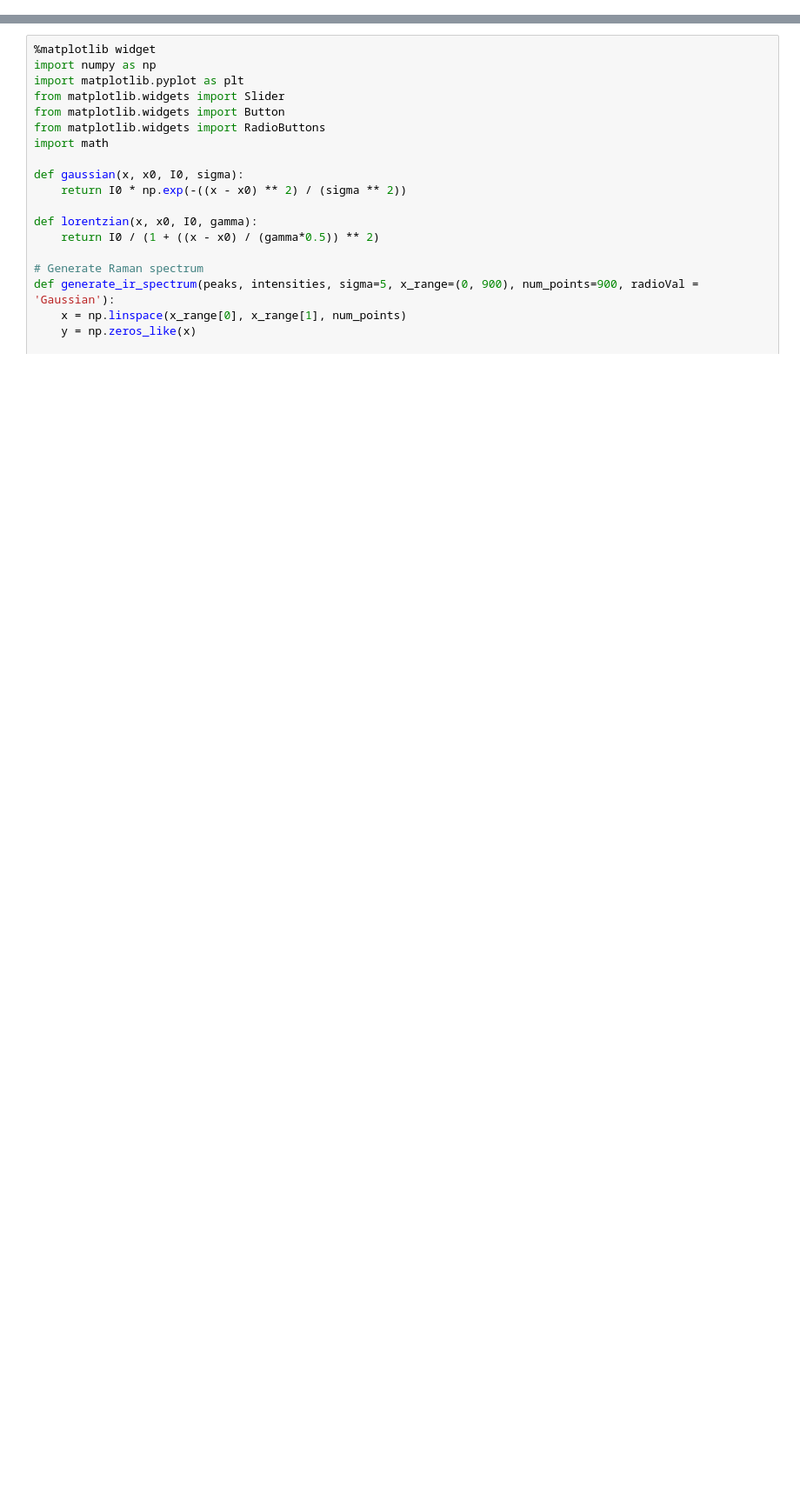
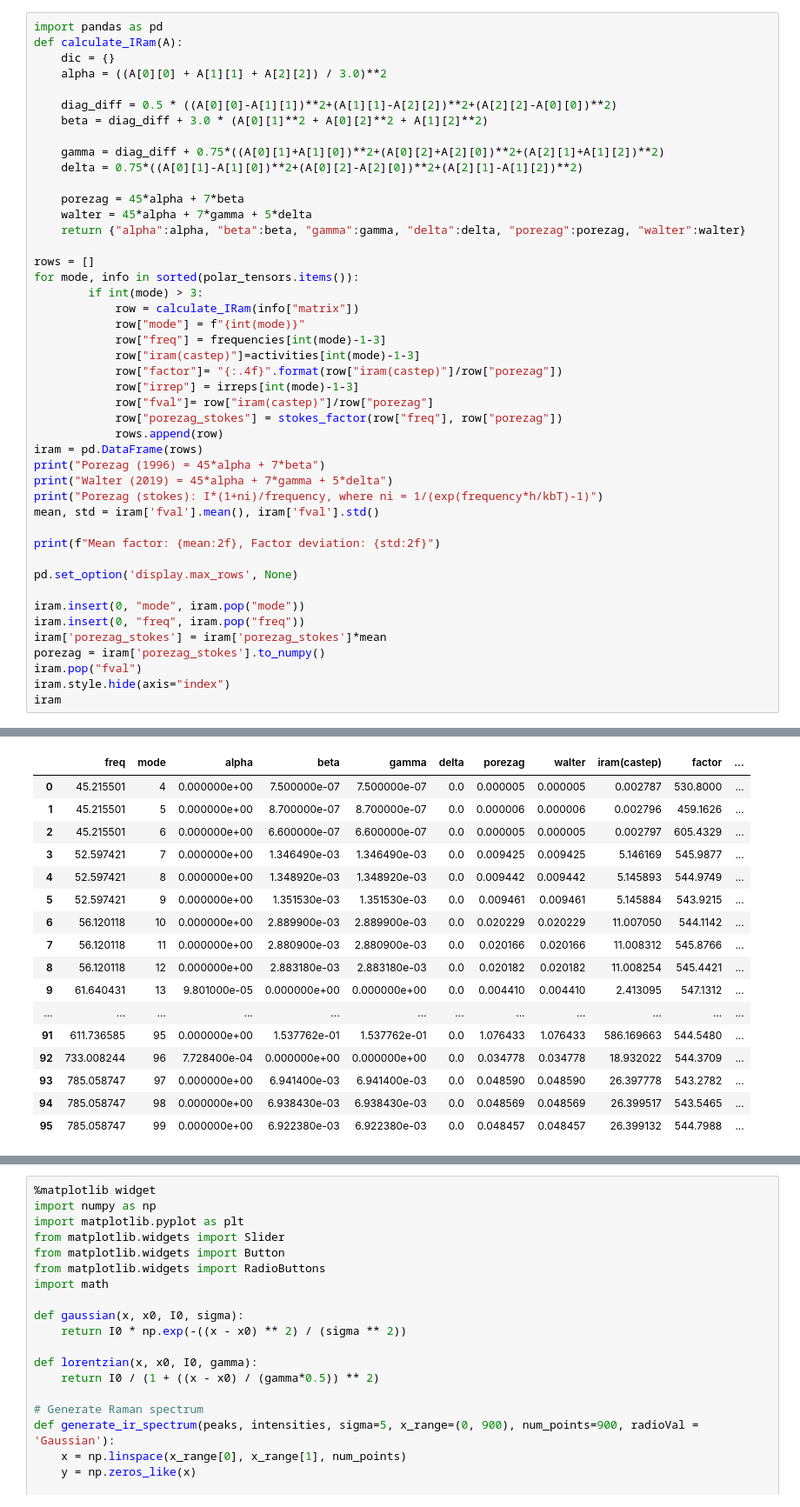
Before and after one commit to oleksandrchuma/plots, a Jupyter notebook: python/castep.ipynb, the cells around one changed output, grey strips where cells are left out. Shown at 87% size. Saved outputs shown, nothing was run; the diff lists cells and outputs as text; blank space fills up the shorter version.

```diff
--- a/python/castep.ipynb
+++ b/python/castep.ipynb
@@ -71,0 +105,46 @@ Irreps:  ['a', 'a', 'a', 'a', 'a', 'a', 'a', 'a', 'a', 'b', 'c', 'c', 'a', 'a',
+# %%
+import pandas as pd
+def calculate_IRam(A):
+    dic = {}
+    alpha = ((A[0][0] + A[1][1] + A[2][2]) / 3.0)**2
+
+    diag_diff = 0.5 * ((A[0][0]-A[1][1])**2+(A[1][1]-A[2][2])**2+(A[2][2]-A[0][0])**2)
+    beta = diag_diff + 3.0 * (A[0][1]**2 + A[0][2]**2 + A[1][2]**2)
+
+    gamma = diag_diff + 0.75*((A[0][1]+A[1][0])**2+(A[0][2]+A[2][0])**2+(A[2][1]+A[1][2])**2)
+    delta = 0.75*((A[0][1]-A[1][0])**2+(A[0][2]-A[2][0])**2+(A[2][1]-A[1][2])**2)
+
+    porezag = 45*alpha + 7*beta
+    walter = 45*alpha + 7*gamma + 5*delta
+    return {"alpha":alpha, "beta":beta, "gamma":gamma, "delta":delta, "porezag":porezag, "walter":walter}
+
+rows = []
+for mode, info in sorted(polar_tensors.items()):
+        if int(mode) > 3:
+            row = calculate_IRam(info["matrix"])
+            row["mode"] = f"{int(mode)}"
+            row["freq"] = frequencies[int(mode)-1-3]
+            row["iram(castep)"]=activities[int(mode)-1-3]
+            row["factor"]= "{:.4f}".format(row["iram(castep)"]/row["porezag"])
+            row["irrep"] = irreps[int(mode)-1-3]
+            row["fval"]= row["iram(castep)"]/row["porezag"]
+            row["porezag_stokes"] = stokes_factor(row["freq"], row["porezag"])
+            rows.append(row)
+iram = pd.DataFrame(rows)
+print("Porezag (1996) = 45*alpha + 7*beta")
+print("Walter (2019) = 45*alpha + 7*gamma + 5*delta")
+print("Porezag (stokes): I*(1+ni)/frequency, where ni = 1/(exp(frequency*h/kbT)-1)")
+mean, std = iram['fval'].mean(), iram['fval'].std()
+
+print(f"Mean factor: {mean:2f}, Factor deviation: {std:2f}")
+
+pd.set_option('display.max_rows', None)
+
+iram.insert(0, "mode", iram.pop("mode"))
+iram.insert(0, "freq", iram.pop("freq"))
+iram['porezag_stokes'] = iram['porezag_stokes']*mean
+porezag = iram['porezag_stokes'].to_numpy()
+iram.pop("fval")
+iram.style.hide(axis="index")
+iram
+# %% [output]
@@ -72,3 +155,20 @@ Irreps:  ['a', 'a', 'a', 'a', 'a', 'a', 'a', 'a', 'a', 'b', 'c', 'c', 'a', 'a',
+|  | freq | mode | alpha | beta | gamma | delta | porezag | walter | iram(castep) | factor | ... |
+| 0 | 45.215501 | 4 | 0.000000e+00 | 7.500000e-07 | 7.500000e-07 | 0.0 | 0.000005 | 0.000005 | 0.002787 | 530.8000 | ... |
+| 1 | 45.215501 | 5 | 0.000000e+00 | 8.700000e-07 | 8.700000e-07 | 0.0 | 0.000006 | 0.000006 | 0.002796 | 459.1626 | ... |
+| 2 | 45.215501 | 6 | 0.000000e+00 | 6.600000e-07 | 6.600000e-07 | 0.0 | 0.000005 | 0.000005 | 0.002797 | 605.4329 | ... |
+| 3 | 52.597421 | 7 | 0.000000e+00 | 1.346490e-03 | 1.346490e-03 | 0.0 | 0.009425 | 0.009425 | 5.146169 | 545.9877 | ... |
+| 4 | 52.597421 | 8 | 0.000000e+00 | 1.348920e-03 | 1.348920e-03 | 0.0 | 0.009442 | 0.009442 | 5.145893 | 544.9749 | ... |
+| 5 | 52.597421 | 9 | 0.000000e+00 | 1.351530e-03 | 1.351530e-03 | 0.0 | 0.009461 | 0.009461 | 5.145884 | 543.9215 | ... |
+| 6 | 56.120118 | 10 | 0.000000e+00 | 2.889900e-03 | 2.889900e-03 | 0.0 | 0.020229 | 0.020229 | 11.007050 | 544.1142 | ... |
+| 7 | 56.120118 | 11 | 0.000000e+00 | 2.880900e-03 | 2.880900e-03 | 0.0 | 0.020166 | 0.020166 | 11.008312 | 545.8766 | ... |
+| 8 | 56.120118 | 12 | 0.000000e+00 | 2.883180e-03 | 2.883180e-03 | 0.0 | 0.020182 | 0.020182 | 11.008254 | 545.4421 | ... |
+| 9 | 61.640431 | 13 | 9.801000e-05 | 0.000000e+00 | 0.000000e+00 | 0.0 | 0.004410 | 0.004410 | 2.413095 | 547.1312 | ... |
+| ... | ... | ... | ... | ... | ... | ... | ... | ... | ... | ... | ... |
+| 91 | 611.736585 | 95 | 0.000000e+00 | 1.537762e-01 | 1.537762e-01 | 0.0 | 1.076433 | 1.076433 | 586.169663 | 544.5480 | ... |
+| 92 | 733.008244 | 96 | 7.728400e-04 | 0.000000e+00 | 0.000000e+00 | 0.0 | 0.034778 | 0.034778 | 18.932022 | 544.3709 | ... |
+| 93 | 785.058747 | 97 | 0.000000e+00 | 6.941400e-03 | 6.941400e-03 | 0.0 | 0.048590 | 0.048590 | 26.397778 | 543.2782 | ... |
+| 94 | 785.058747 | 98 | 0.000000e+00 | 6.938430e-03 | 6.938430e-03 | 0.0 | 0.048569 | 0.048569 | 26.399517 | 543.5465 | ... |
+| 95 | 785.058747 | 99 | 0.000000e+00 | 6.922380e-03 | 6.922380e-03 | 0.0 | 0.048457 | 0.048457 | 26.399132 | 544.7988 | ... |
 # %%
 %matplotlib widget
 import numpy as np
```
Also changed, not shown: parts of 4 cells of this notebook, 7 other files.
